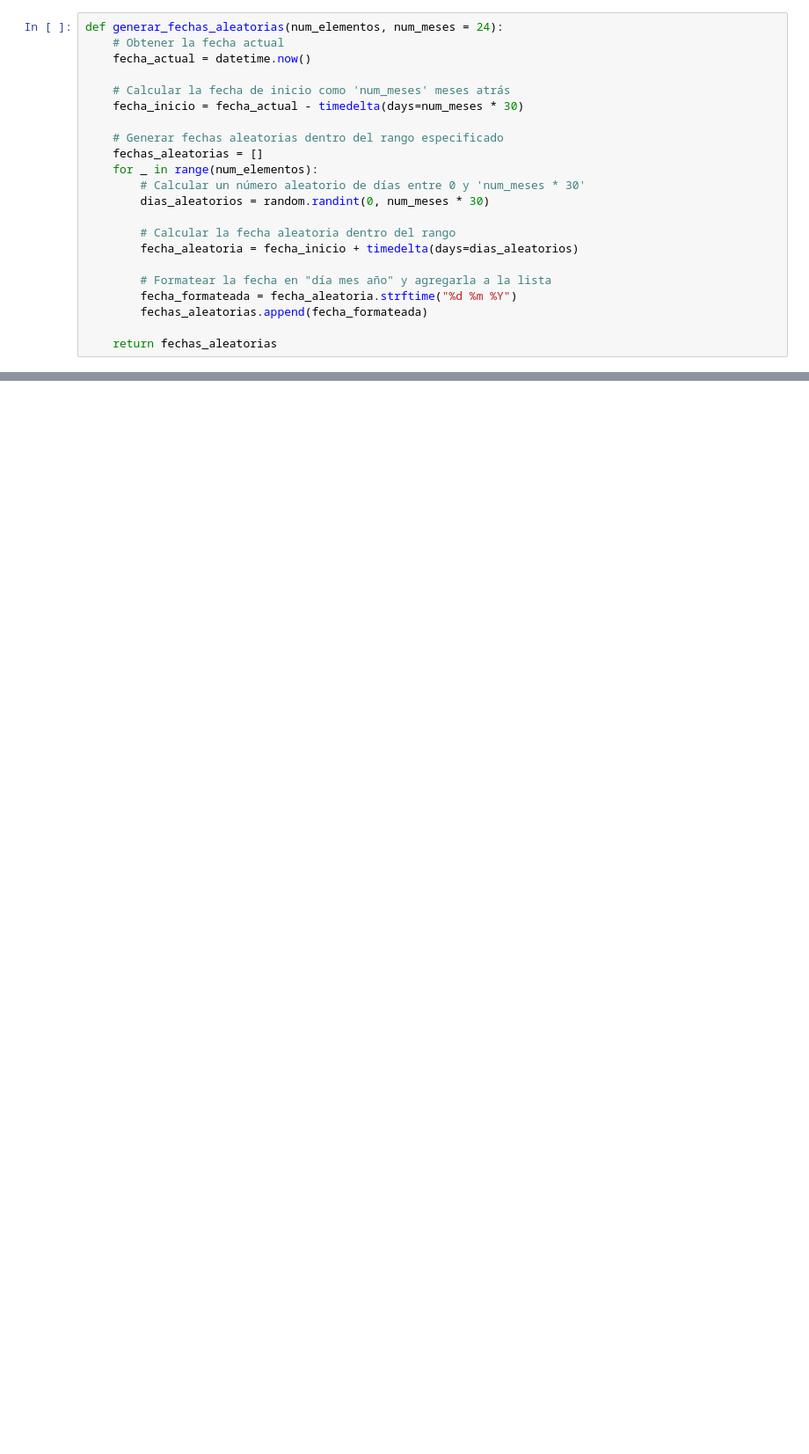
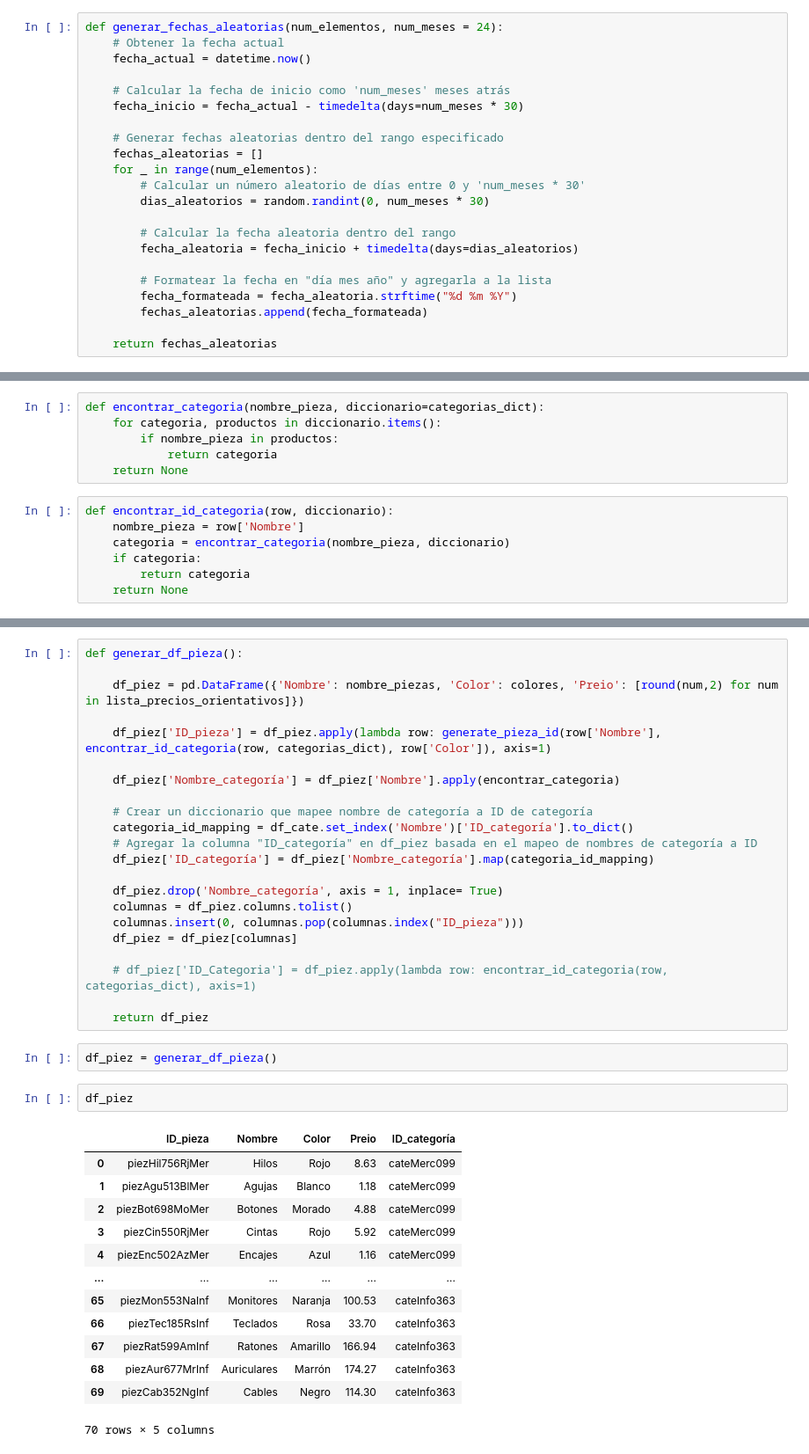
Before and after one commit to OKy9413/ONLINE_DS_THEBRIDGE_EXERSISES, a Jupyter notebook: 03_Analisis_de_Datos/Sprint_07/Team_Challenge/how_to_create_dataframe.ipynb, the cells around one changed output, grey strips where cells are left out. Shown at 88% size. Drawn from its saved outputs; the diff is of its cells as text; blank space fills up the shorter version.

```diff
--- a/03_Analisis_de_Datos/Sprint_07/Team_Challenge/how_to_create_dataframe.ipynb
+++ b/03_Analisis_de_Datos/Sprint_07/Team_Challenge/how_to_create_dataframe.ipynb
@@ -531,0 +596,13 @@ def asignar_estado(fecha, estados, porcentajes = [0.4, 0.29, 0.15, 0.09, 0.05, 0
+# %%
+def encontrar_categoria(nombre_pieza, diccionario=categorias_dict):
+    for categoria, productos in diccionario.items():
+        if nombre_pieza in productos:
+            return categoria
+    return None
+# %%
+def encontrar_id_categoria(row, diccionario):
+    nombre_pieza = row['Nombre']
+    categoria = encontrar_categoria(nombre_pieza, diccionario)
+    if categoria:
+        return categoria
+    return None
@@ -531,0 +658,40 @@ def asignar_estado(fecha, estados, porcentajes = [0.4, 0.29, 0.15, 0.09, 0.05, 0
+# %%
+def generar_df_pieza():
+
+    df_piez = pd.DataFrame({'Nombre': nombre_piezas, 'Color': colores, 'Preio': [round(num,2) for num in lista_precios_orientativos]})
+
+    df_piez['ID_pieza'] = df_piez.apply(lambda row: generate_pieza_id(row['Nombre'], encontrar_id_categoria(row, categorias_dict), row['Color']), axis=1)
+
+    df_piez['Nombre_categoría'] = df_piez['Nombre'].apply(encontrar_categoria)
+
+    # Crear un diccionario que mapee nombre de categoría a ID de categoría
+    categoria_id_mapping = df_cate.set_index('Nombre')['ID_categoría'].to_dict()
+    # Agregar la columna "ID_categoría" en df_piez basada en el mapeo de nombres de categoría a ID
+    df_piez['ID_categoría'] = df_piez['Nombre_categoría'].map(categoria_id_mapping)
+
+    df_piez.drop('Nombre_categoría', axis = 1, inplace= True)
+    columnas = df_piez.columns.tolist()
+    columnas.insert(0, columnas.pop(columnas.index("ID_pieza")))
+    df_piez = df_piez[columnas]
+
+    # df_piez['ID_Categoria'] = df_piez.apply(lambda row: encontrar_id_categoria(row, categorias_dict), axis=1)
+
+    return df_piez
+# %%
+df_piez = generar_df_pieza()
+# %%
+df_piez
+# %% [output]
+|  | ID_pieza | Nombre | Color | Preio | ID_categoría |
+| 0 | piezHil756RjMer | Hilos | Rojo | 8.63 | cateMerc099 |
+| 1 | piezAgu513BlMer | Agujas | Blanco | 1.18 | cateMerc099 |
+| 2 | piezBot698MoMer | Botones | Morado | 4.88 | cateMerc099 |
+| 3 | piezCin550RjMer | Cintas | Rojo | 5.92 | cateMerc099 |
+| 4 | piezEnc502AzMer | Encajes | Azul | 1.16 | cateMerc099 |
+| ... | ... | ... | ... | ... | ... |
+| 65 | piezMon553NaInf | Monitores | Naranja | 100.53 | cateInfo363 |
+| 66 | piezTec185RsInf | Teclados | Rosa | 33.70 | cateInfo363 |
+| 67 | piezRat599AmInf | Ratones | Amarillo | 166.94 | cateInfo363 |
+| 68 | piezAur677MrInf | Auriculares | Marrón | 174.27 | cateInfo363 |
+| 69 | piezCab352NgInf | Cables | Negro | 114.30 | cateInfo363 |
+70 rows × 5 columns
```
Also changed, not shown: parts of 30 cells of this notebook.
